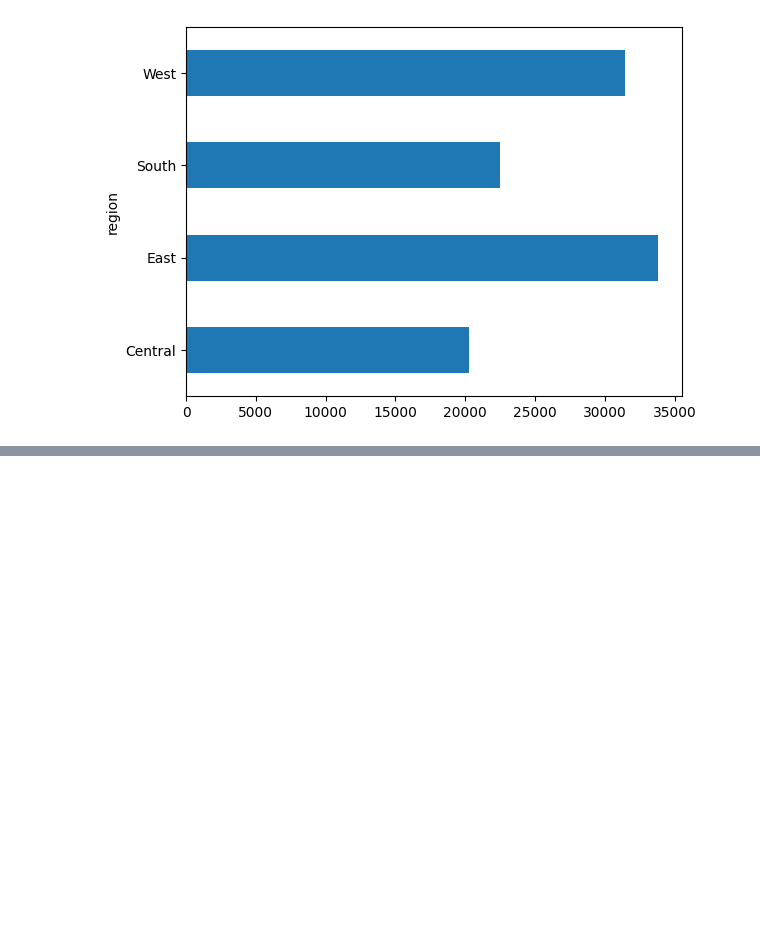
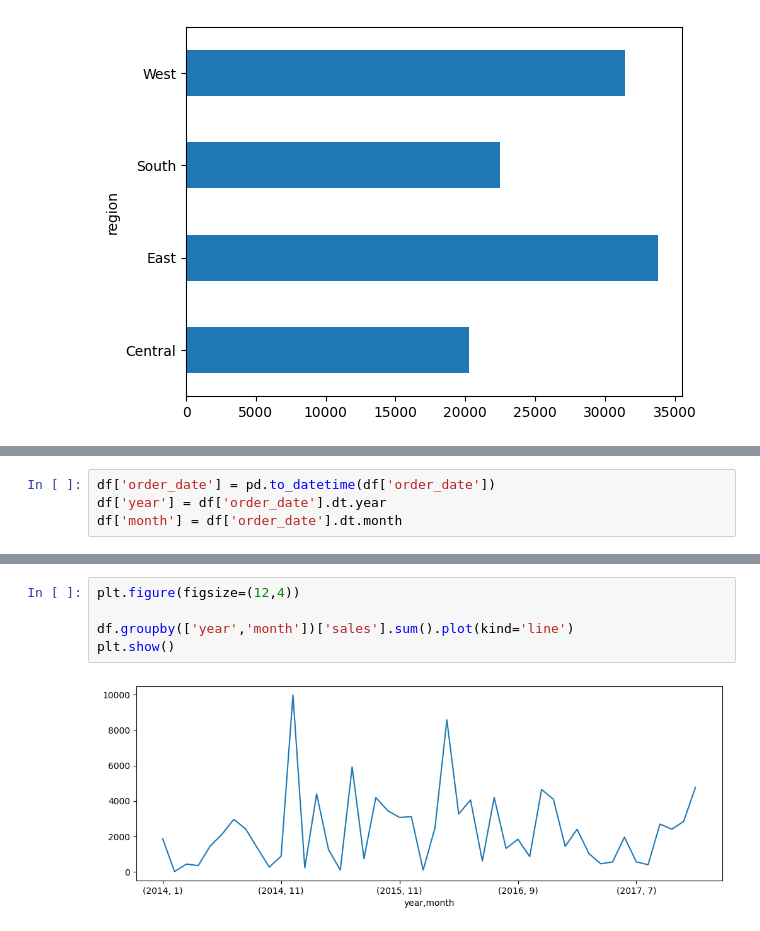
Before and after one commit to deveshpatwa/Free_Datasets, a Jupyter notebook: Python Class Files/Matplotlib_pyplot.ipynb, the cells around one changed output, grey strips where cells are left out. Saved outputs shown, nothing was run; the diff lists cells and outputs as text; blank space fills up the shorter version.

```diff
--- a/Python Class Files/Matplotlib_pyplot.ipynb
+++ b/Python Class Files/Matplotlib_pyplot.ipynb
@@ -46,0 +75,4 @@ Text(0, 0.5, 'Sub category')
+# %%
+df['order_date'] = pd.to_datetime(df['order_date'])
+df['year'] = df['order_date'].dt.year
+df['month'] = df['order_date'].dt.month
@@ -46,0 +88,7 @@ Text(0, 0.5, 'Sub category')
+# %%
+plt.figure(figsize=(12,4))
+
+df.groupby(['year','month'])['sales'].sum().plot(kind='line')
+plt.show()
+# %% [output]
+[figure, added]
```
Also changed, not shown: parts of 26 cells of this notebook, 4 other files.
